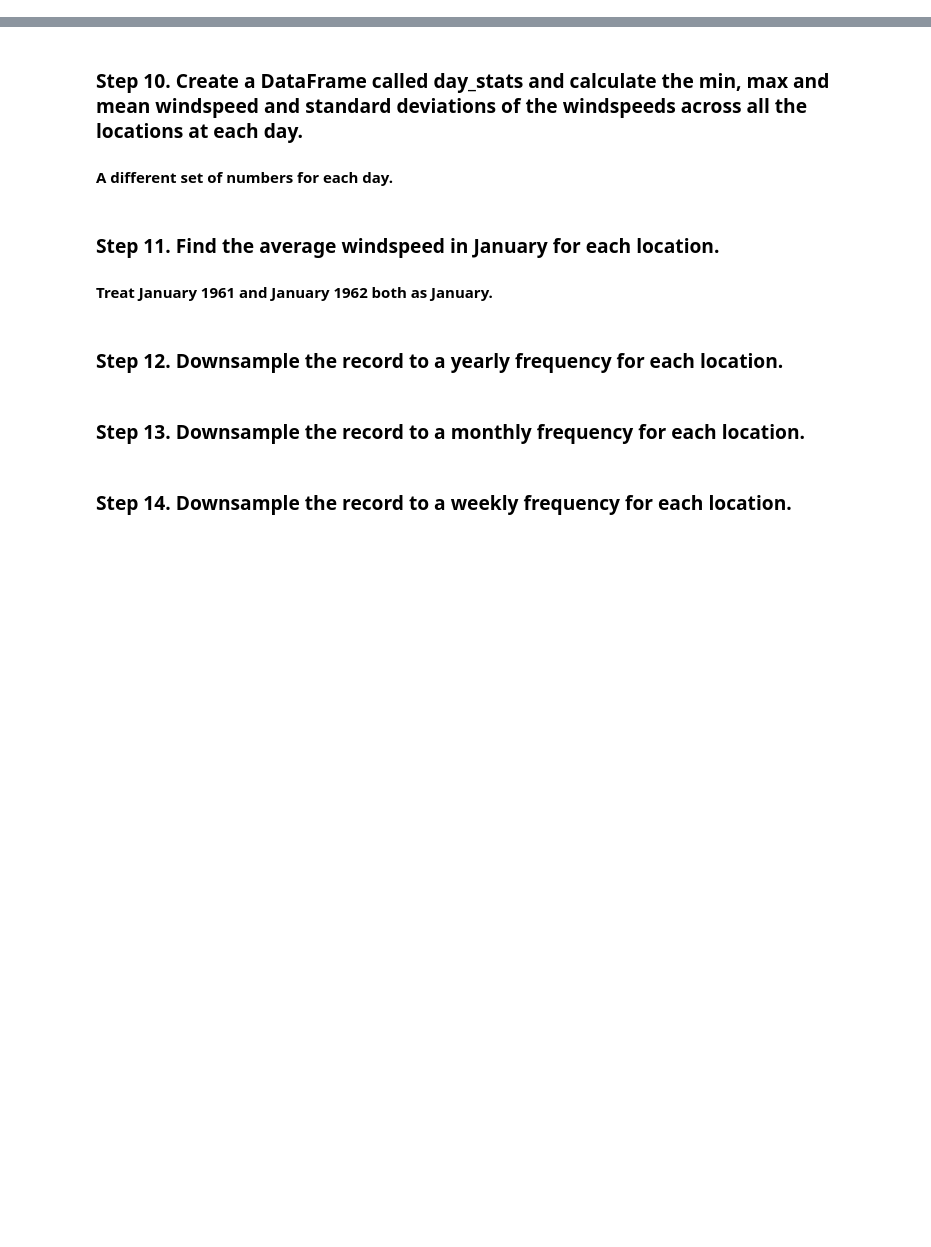
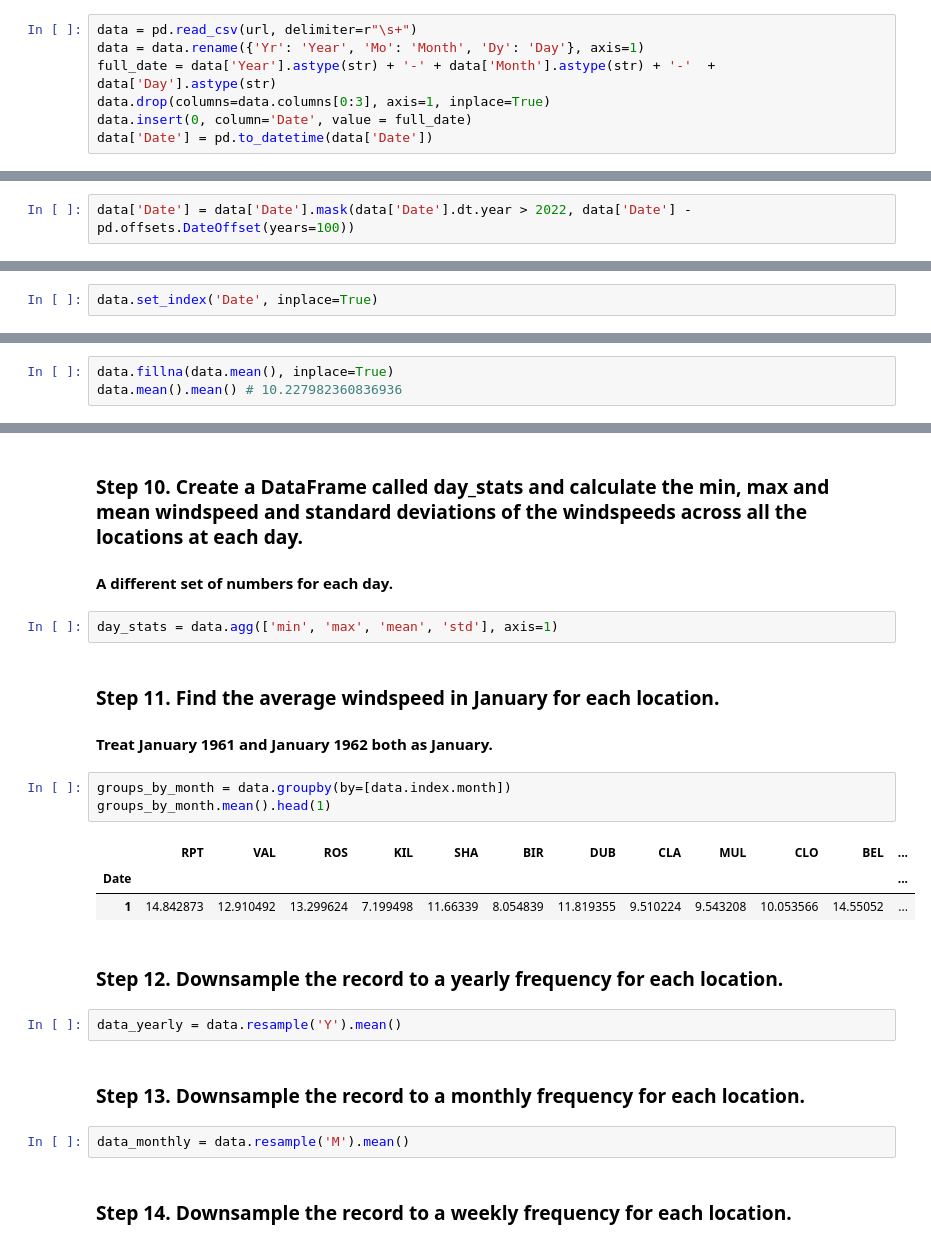
Before and after one commit to VladislavasR/GitDemoProject, a Jupyter notebook: 03_Pandas/PP3_Pandas.ipynb, the cells around one changed output, grey strips where cells are left out. Cells and saved outputs as stored; diff of their text form; blank space fills up the shorter version.

```diff
--- a/03_Pandas/PP3_Pandas.ipynb
+++ b/03_Pandas/PP3_Pandas.ipynb
@@ -682,7 +668,18 @@ data = pd.read_csv(url)
+# %%
+data = pd.read_csv(url, delimiter=r"\s+")
+data = data.rename({'Yr': 'Year', 'Mo': 'Month', 'Dy': 'Day'}, axis=1)
+full_date = data['Year'].astype(str) + '-' + data['Month'].astype(str) + '-'  + data['Day'].astype(str)
+data.drop(columns=data.columns[0:3], axis=1, inplace=True)
+data.insert(0, column='Date', value = full_date)
+data['Date'] = pd.to_datetime(data['Date'])
 # %% [markdown]
 ### Step 4. Year 2061? Do we really have data from this year? Create a function to fix it and apply it.
+# %%
+data['Date'] = data['Date'].mask(data['Date'].dt.year > 2022, data['Date'] - pd.offsets.DateOffset(years=100))
 # %% [markdown]
 ### Step 5. Set the right dates as the index. Pay attention at the data type, it should be datetime64[ns].
+# %%
+data.set_index('Date', inplace=True)
 # %% [markdown]
 ### Step 6. Compute how many values are missing for each location over the entire record.
 #### They should be ignored in all calculations below.
@@ -691,3 +708,6 @@ data = pd.read_csv(url)
 # %% [markdown]
 ### Step 8. Calculate the mean windspeeds of the windspeeds over all the locations and all the times.
 #### A single number for the entire dataset.
+# %%
+data.fillna(data.mean(), inplace=True)
+data.mean().mean() # 10.227982360836936
@@ -699,12 +723,25 @@ data = pd.read_csv(url)
 ### Step 10. Create a DataFrame called day_stats and calculate the min, max and mean windspeed and standard deviations of the windspeeds across all the locations at each day.
 
 #### A different set of numbers for each day.
+# %%
+day_stats = data.agg(['min', 'max', 'mean', 'std'], axis=1)
 # %% [markdown]
 ### Step 11. Find the average windspeed in January for each location.
 #### Treat January 1961 and January 1962 both as January.
+# %%
+groups_by_month = data.groupby(by=[data.index.month])
+groups_by_month.mean().head(1)
+# %% [output]
+|  | RPT | VAL | ROS | KIL | SHA | BIR | DUB | CLA | MUL | CLO | BEL | ... |
+| Date |  |  |  |  |  |  |  |  |  |  |  | ... |
+| 1 | 14.842873 | 12.910492 | 13.299624 | 7.199498 | 11.66339 | 8.054839 | 11.819355 | 9.510224 | 9.543208 | 10.053566 | 14.55052 | ... |
 # %% [markdown]
 ### Step 12. Downsample the record to a yearly frequency for each location.
+# %%
+data_yearly = data.resample('Y').mean()
 # %% [markdown]
 ### Step 13. Downsample the record to a monthly frequency for each location.
+# %%
+data_monthly = data.resample('M').mean()
 # %% [markdown]
 ### Step 14. Downsample the record to a weekly frequency for each location.
```
Also changed, not shown: parts of 8 cells of this notebook.
